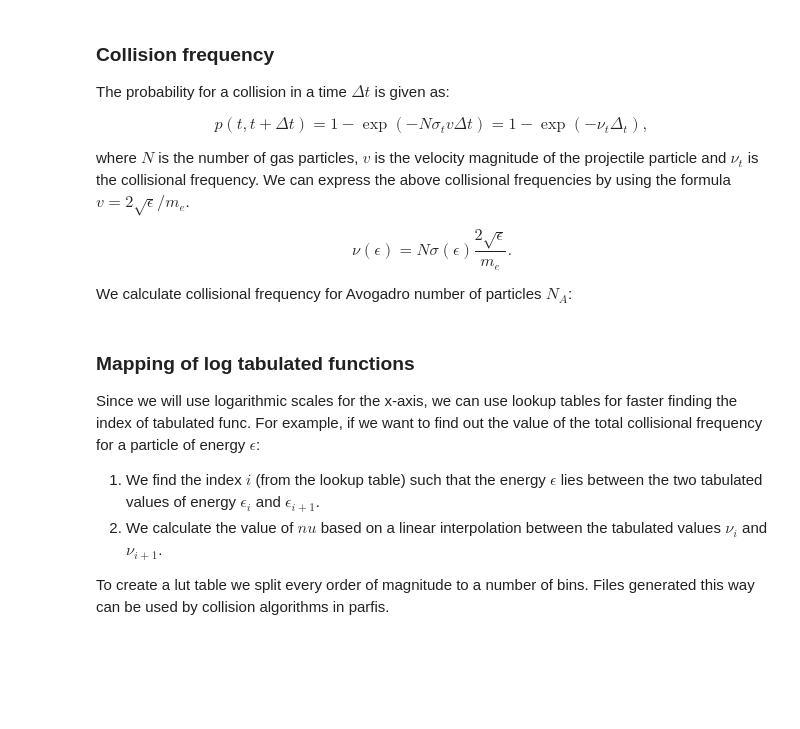
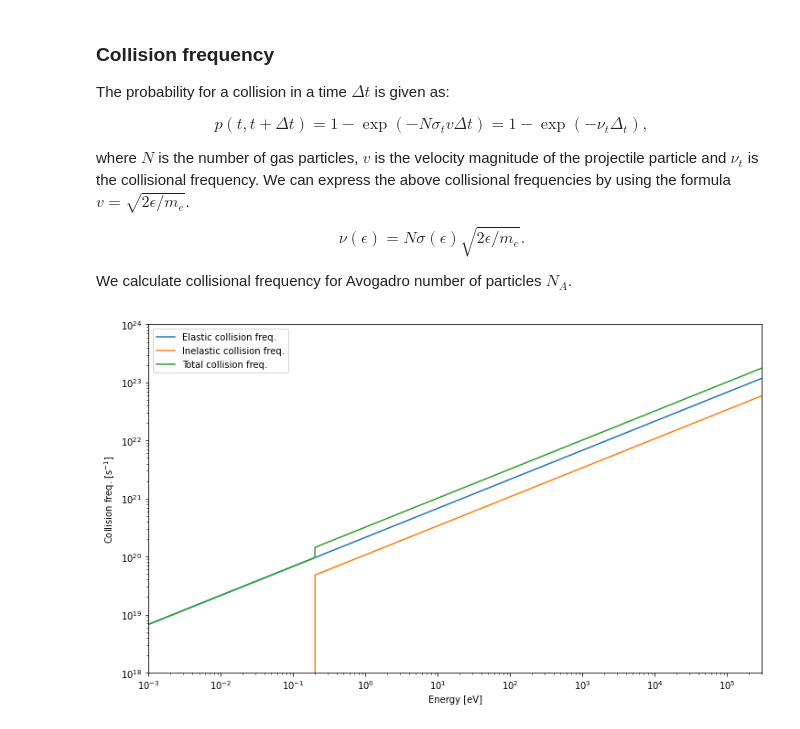
Before and after one commit to GinkoBalboa/parfis, a Jupyter notebook: doc/sphinx/source/collisional_files/generating_simple_cross_sections.ipynb, the cells around one changed output. Drawn from its saved outputs; the diff is of its cells as text; code cells hidden in the pictures; blank space fills up the shorter version.

```diff
--- a/doc/sphinx/source/collisional_files/generating_simple_cross_sections.ipynb
+++ b/doc/sphinx/source/collisional_files/generating_simple_cross_sections.ipynb
@@ -89,43 +93,36 @@ $$
 p(t, t + \Delta t) = 1 - \exp( -N \sigma_t  v \Delta t ) = 1 - \exp(-\nu_t \Delta_t),
 $$
 
-where $N$ is the number of gas particles, $v$ is the velocity magnitude of the projectile particle and $\nu_t$ is the collisional frequency. We can express the above collisional frequencies by using the formula $v = 2 \sqrt{\epsilon} / m_e$.
+where $N$ is the number of gas particles, $v$ is the velocity magnitude of the projectile particle and $\nu_t$ is the collisional frequency. We can express the above collisional frequencies by using the formula $v = \sqrt{2 \epsilon / m_e}$.
 
 $$
-\nu(\epsilon) = N \sigma(\epsilon) \frac{2 \sqrt{\epsilon}}{m_e}.
+\nu(\epsilon) = N \sigma(\epsilon) \sqrt{2 \epsilon/m_e}.
 $$
 
-We calculate collisional frequency for Avogadro number of particles $N_A$:
+We calculate collisional frequency for Avogadro number of particles $N_A$.
 # %%
 eVJ = 1.602176634e-19
 me = 9.1093837e-11  # since we have y in units of A^2 (scale 1e-20m) and me in kg (scale 1e-31)
 Na = 6.02214076e23
 
-nue = Na*ye*2*np.sqrt(x*eVJ)/me
-nui = Na*yi*2*np.sqrt(x*eVJ)/me
-nut = Na*yt*2*np.sqrt(x*eVJ)/me
+fle = Na*yle*np.sqrt(2*xl*eVJ/me)
+fli = Na*yli*np.sqrt(2*xl*eVJ/me)
+flt = Na*ylt*np.sqrt(2*xl*eVJ/me)
 
 
-fig, ax = plt.subplots(1, 1, figsize=(20, 10))
+fig, ax = plt.subplots(1, 1, figsize=(12, 7))
 
-ax.plot(x, nue, label="Elastic collision freq.")
-ax.plot(x, nui, label="Inelastic collision freq.")
-ax.plot(x, nut, label="Total collision freq.")
+ax.plot(xl, fle, label="Elastic collision freq.")
+ax.plot(xl, fli, label="Inelastic collision freq.")
+ax.plot(xl, flt, label="Total collision freq.")
 ax.set_xscale("log")
 ax.set_yscale("log")
 ax.set_xlim(0.001, 300_000)
-ax.set_ylim(1e23, 1e28)
+ax.set_ylim(1e18, 1e24)
 ax.set_xlabel("Energy [eV]")
 ax.set_ylabel("Collision freq. [$\mathrm{s}^{-1}$]")
 ax.legend()
 
 plt.show()
+# %% [output]
+[figure, added]
-# %% [markdown]
-### Mapping of log tabulated functions
-
-Since we will use logarithmic scales for the x-axis, we can use lookup tables for faster finding the index of tabulated func. For example, if we want to find out the value of the total collisional frequency for a particle of energy $\epsilon$:
-
-1. We find the index $i$ (from the lookup table) such that the energy $\epsilon$ lies between the two tabulated values of energy $\epsilon_i$ and $\epsilon_{i+1}$.
-2. We calculate the value of $nu$ based on a linear interpolation between the tabulated values $\nu_i$ and $\nu_{i+1}$.
-
-To create a lut table we split every order of magnitude to a number of bins. Files generated this way can be used by collision algorithms in parfis.
```
Also changed, not shown: parts of 8 cells of this notebook, 10 other files.
